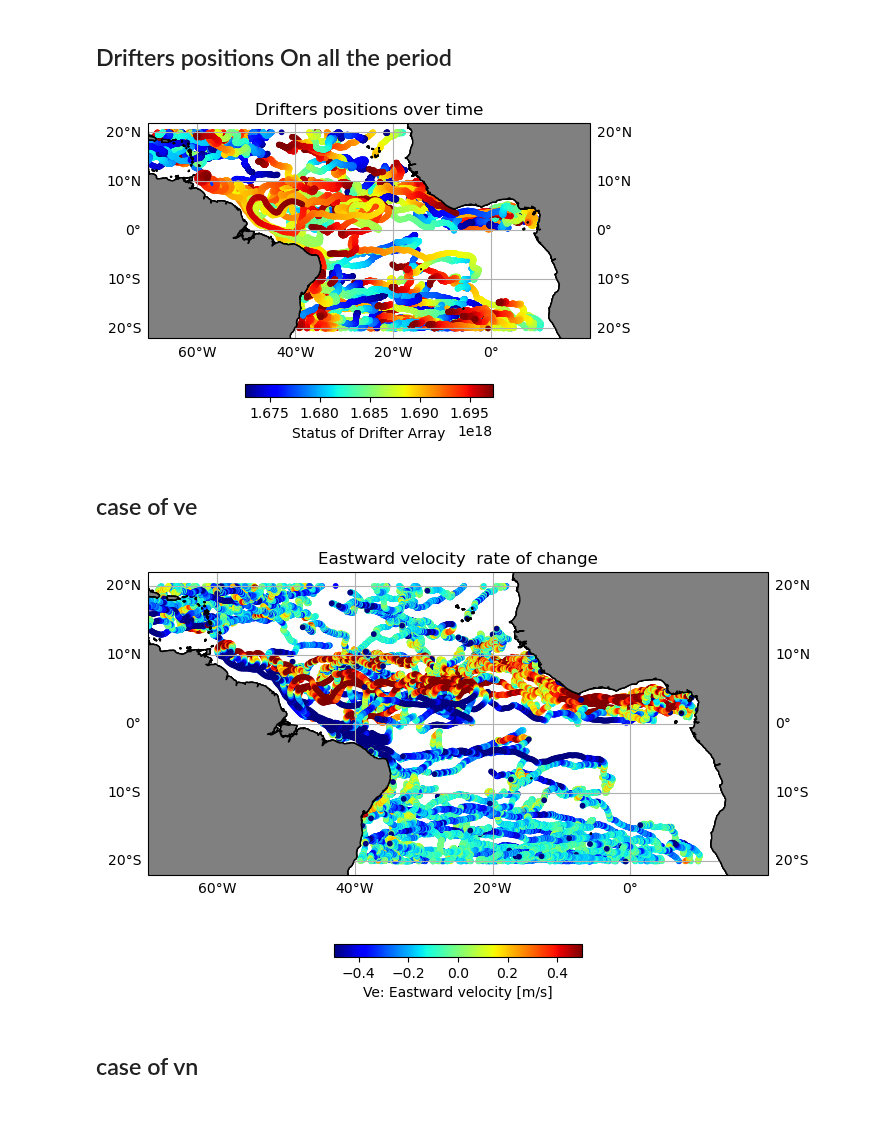
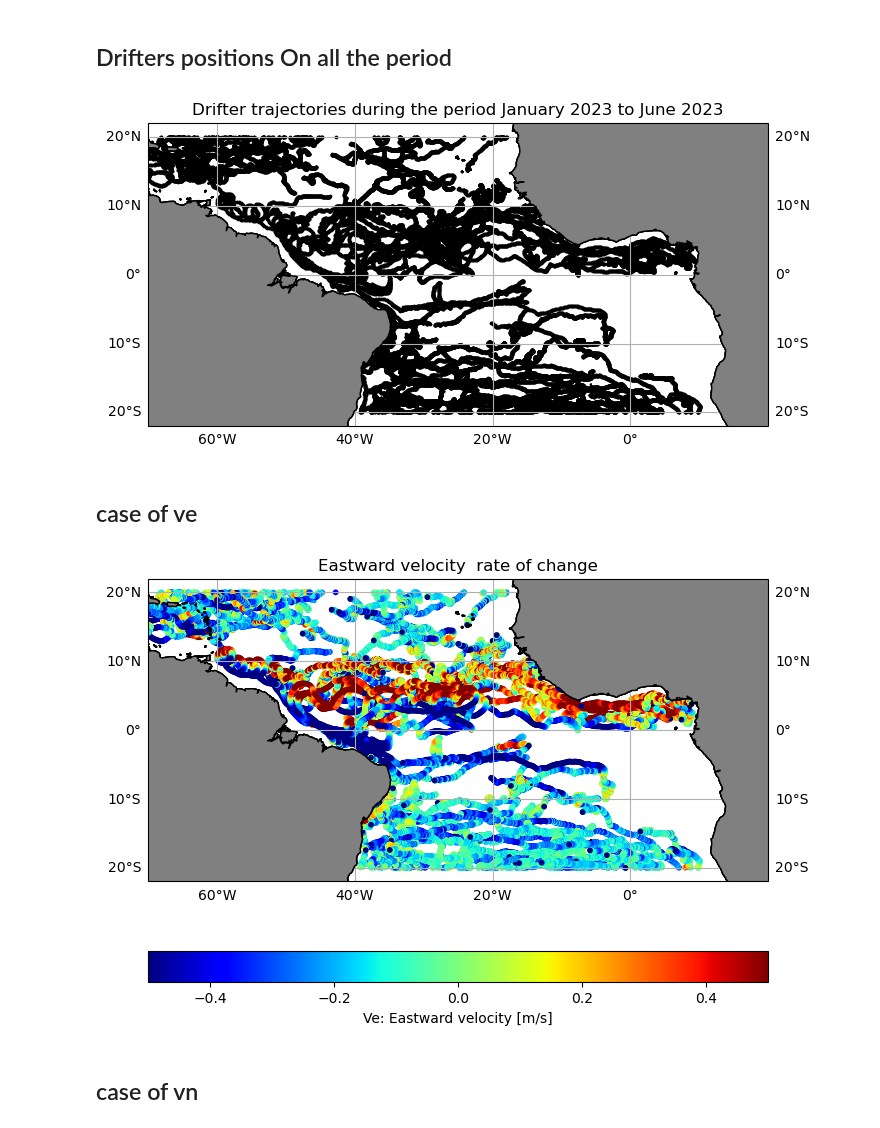
Before and after one commit to Julio-Leonel-Donfack/Courants-Derivants-Cmems, a Jupyter notebook: 1-drifters-currents-visualisations.ipynb, the cells around one changed output. Saved outputs shown, nothing was run; the diff lists cells and outputs as text; code cells hidden in the pictures.

```diff
--- a/1-drifters-currents-visualisations.ipynb
+++ b/1-drifters-currents-visualisations.ipynb
@@ -157,38 +122,36 @@ plt.savefig("fig1.png")
 # %% [markdown]
 ## Drifters positions On all the period
 # %%
-fig = plt.figure(figsize=(8, 4))
+fig = plt.figure(figsize=(8, 6))
 ax = fig.add_subplot(111, projection=ccrs.PlateCarree(central_longitude =0))
 
 ax.coastlines()
 gl = ax.gridlines(draw_labels=True)
 gl.top_labels=False
 gl.right_label=False
 ax.add_feature(cfeature.LAND, facecolor='0.5',
                zorder=2, edgecolor='k')
 region=[-70,20,-16,16]
 ax.set_extent(region)
 
 sc = ax.scatter(
     ds.longitude.values,
     ds.latitude.values,
-    10,
-    c=ds.time.values,
-    vmin=np.datetime64('2023-01-01T00:00:00.000000000'),
-    vmax=np.datetime64('2023-10-14T18:00:00.000000000'),
-    transform=ccrs.PlateCarree(),
-    cmap='jet')
+    color='k',
+    s=3,
+    transform=ccrs.PlateCarree())
+# plt.plot(ds.longitude.values,  ds.latitude.values, color='b', linestyle='-')
 
 ax.coastlines()
 ax.add_feature(cfeature.LAND)
 ax.add_feature(cfeature.COASTLINE)
 plt.xlabel('Longitude')
 plt.ylabel('Latitude')
-fig.colorbar(sc, orientation='horizontal', shrink=0.4,label='Status of Drifter Array')
-ax.set_title('Drifters positions over time')
-plt.savefig("fig2 mode.png")
+# fig.colorbar(sc, orientation='horizontal', shrink=0.4,label='Status of Drifter Array')
+ax.set_title('Drifter trajectories during the period January 2023 to June 2023')
+plt.savefig("fig1 mode.png")
 # %% [output]
-[figure, old version]
+[figure, new version]
 # %% [markdown]
 ## case of ve
 # %%
@@ -217,11 +180,11 @@ sc = ax.scatter(
 ax.coastlines()
 ax.add_feature(cfeature.LAND)
 ax.add_feature(cfeature.COASTLINE)
-fig.colorbar(sc, orientation='horizontal', shrink=0.4,label='Ve: Eastward velocity [m/s]')
+fig.colorbar(sc, orientation='horizontal', shrink=1,label='Ve: Eastward velocity [m/s]')
 ax.set_title('Eastward velocity  rate of change')
-plt.savefig("fig3 mode.png")
+plt.savefig("fig2 mode.png")
 # %% [output]
-[figure, old version]
+[figure, new version]
 # %% [markdown]
 ## case of vn
 # %%
```
Also changed, not shown: parts of 3 cells of this notebook.
